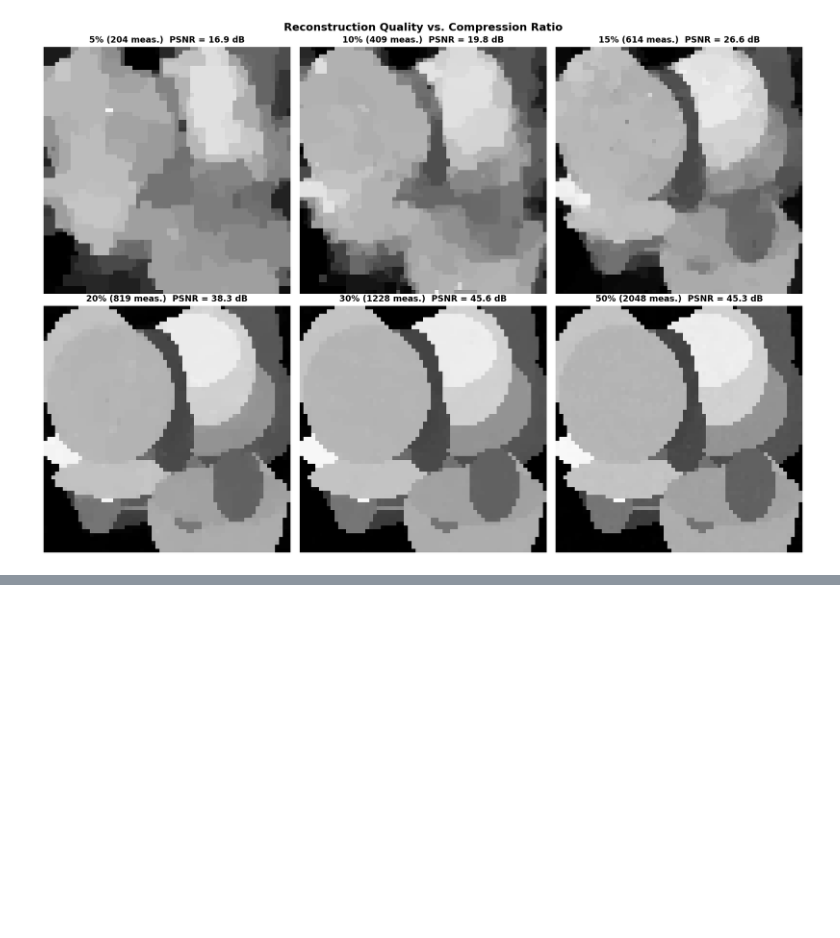
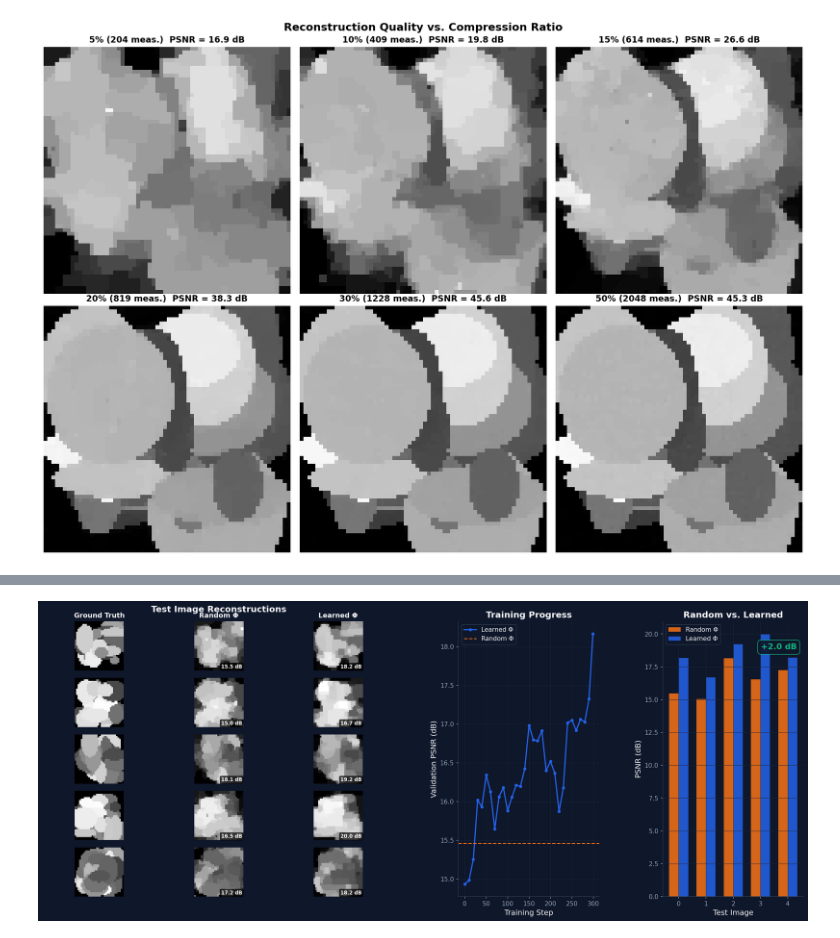
Before and after one commit to xkhainguyen/moreau, a Jupyter notebook: notebooks/compressed_sensing.ipynb, the cells around one changed output, grey strips where cells are left out. Saved outputs shown, nothing was run; the diff lists cells and outputs as text; code cells hidden in the pictures; blank space fills up the shorter version.

```diff
--- a/notebooks/compressed_sensing.ipynb
+++ b/notebooks/compressed_sensing.ipynb
@@ -277,0 +477,20 @@ plt.show()
+# %%
+# --- Evaluate learned Φ on all test images ---
+Phi_learned_np = Phi_learned.detach().cpu().numpy()
+
+print("Learned Φ — test set PSNR:")
+learned_psnrs = []
+random_recs = []
+learned_recs = []
+for i, img in enumerate(test_imgs):
+    x_rec_rand = reconstruct(Phi_random, img, tv_layer)
+    x_rec_learn = reconstruct(Phi_learned_np, img, tv_layer)
+    psnr_r = compute_psnr(x_rec_rand, img)
+    psnr_l = compute_psnr(x_rec_learn, img)
+    learned_psnrs.append(psnr_l)
+    random_recs.append(x_rec_rand.reshape(H_c, W_c))
+    learned_recs.append(x_rec_learn.reshape(H_c, W_c))
+    print(f"  Image {i}: random={psnr_r:.1f} dB → learned={psnr_l:.1f} dB  (Δ={psnr_l - psnr_r:+.1f} dB)")
+
+print(f"\n  Mean: random={np.mean(random_psnrs):.1f} dB → learned={np.mean(learned_psnrs):.1f} dB  "
+      f"(Δ={np.mean(learned_psnrs) - np.mean(random_psnrs):+.1f} dB)")
@@ -277,0 +506,79 @@ plt.show()
+# %%
+# --- Hero visualization (dark style, 3 panels) ---
+set_moreau_dark_style()
+
+fig = plt.figure(figsize=(22, 8))
+gs = gridspec.GridSpec(1, 3, width_ratios=[2.5, 1, 1], wspace=0.3)
+
+# --- Panel 1: Image comparison grid (N_test × 3) ---
+ax_grid = fig.add_subplot(gs[0])
+ax_grid.set_axis_off()
+ax_grid.set_title('Test Image Reconstructions', fontsize=14, fontweight='bold', pad=15)
+
+n_show = min(n_test, 5)
+inner_gs = gridspec.GridSpecFromSubplotSpec(n_show, 3, subplot_spec=gs[0], wspace=0.05, hspace=0.15)
+
+col_titles = ['Ground Truth', 'Random Φ', 'Learned Φ']
+for j, title in enumerate(col_titles):
+    ax_t = fig.add_subplot(inner_gs[0, j])
+    ax_t.set_title(title, fontsize=11, fontweight='bold', color=MOREAU_COLORS['text'], pad=6)
+    ax_t.set_axis_off()
+
+for i in range(n_show):
+    imgs_row = [test_imgs[i], random_recs[i], learned_recs[i]]
+    psnrs_row = [None, random_psnrs[i], learned_psnrs[i]]
+    for j, (img_show, psnr_show) in enumerate(zip(imgs_row, psnrs_row)):
+        ax = fig.add_subplot(inner_gs[i, j])
+        ax.imshow(img_show, cmap='gray', vmin=0, vmax=1)
+        ax.set_axis_off()
+        if psnr_show is not None:
+            ax.text(0.98, 0.02, f'{psnr_show:.1f} dB', transform=ax.transAxes,
+                    ha='right', va='bottom', fontsize=8, fontweight='bold',
+                    color='white', bbox=dict(boxstyle='round,pad=0.2',
+                    facecolor='black', alpha=0.7))
+
+# --- Panel 2: Validation PSNR curve ---
+ax_curve = fig.add_subplot(gs[1])
+ax_curve.plot(val_steps, val_psnrs, '-o', color=MOREAU_COLORS['primary'],
+              linewidth=2, markersize=4, label='Learned Φ')
+ax_curve.axhline(random_psnrs[0], color=MOREAU_COLORS['accent'], linestyle='--',
+                 linewidth=1.5, label='Random Φ')
+ax_curve.set_xlabel('Training Step')
+ax_curve.set_ylabel('Validation PSNR (dB)')
+ax_curve.set_title('Training Progress', fontsize=14, fontweight='bold')
+ax_curve.legend(frameon=True, facecolor=MOREAU_COLORS['bg_dark'], edgecolor='#334155')
+
+# --- Panel 3: PSNR bar chart ---
+ax_bar = fig.add_subplot(gs[2])
+x_pos = np.arange(n_show)
+bar_width = 0.35
+bars_r = ax_bar.bar(x_pos - bar_width/2, random_psnrs[:n_show], bar_width,
+                    color=MOREAU_COLORS['accent'], label='Random Φ', alpha=0.85)
+bars_l = ax_bar.bar(x_pos + bar_width/2, learned_psnrs[:n_show], bar_width,
+                    color=MOREAU_COLORS['primary'], label='Learned Φ', alpha=0.85)
+ax_bar.set_xlabel('Test Image')
+ax_bar.set_ylabel('PSNR (dB)')
+ax_bar.set_title('Random vs. Learned', fontsize=14, fontweight='bold')
+ax_bar.set_xticks(x_pos)
+ax_bar.set_xticklabels([str(i) for i in range(n_show)])
+ax_bar.legend(frameon=True, facecolor=MOREAU_COLORS['bg_dark'], edgecolor='#334155')
+
+# Improvement badge
+mean_improvement = np.mean(learned_psnrs) - np.mean(random_psnrs)
+if mean_improvement > 0:
+    ax_bar.annotate(
+        f'+{mean_improvement:.1f} dB',
+        xy=(0.95, 0.92), xycoords='axes fraction',
+        ha='right', va='top', fontsize=13, fontweight='bold',
+        color=MOREAU_COLORS['success'],
+        bbox=dict(boxstyle='round,pad=0.4', facecolor=MOREAU_COLORS['bg_dark'],
+                  edgecolor=MOREAU_COLORS['success'], alpha=0.9),
+    )
+
+plt.savefig('../assets/compressed_sensing.png', bbox_inches='tight',
+            facecolor=MOREAU_COLORS['bg_dark'])
+plt.show()
+set_moreau_style()
+print("Saved hero image to ../assets/compressed_sensing.png")
+# %% [output]
+[figure, added]
```
Also changed, not shown: parts of 11 cells of this notebook, 2 other files.
